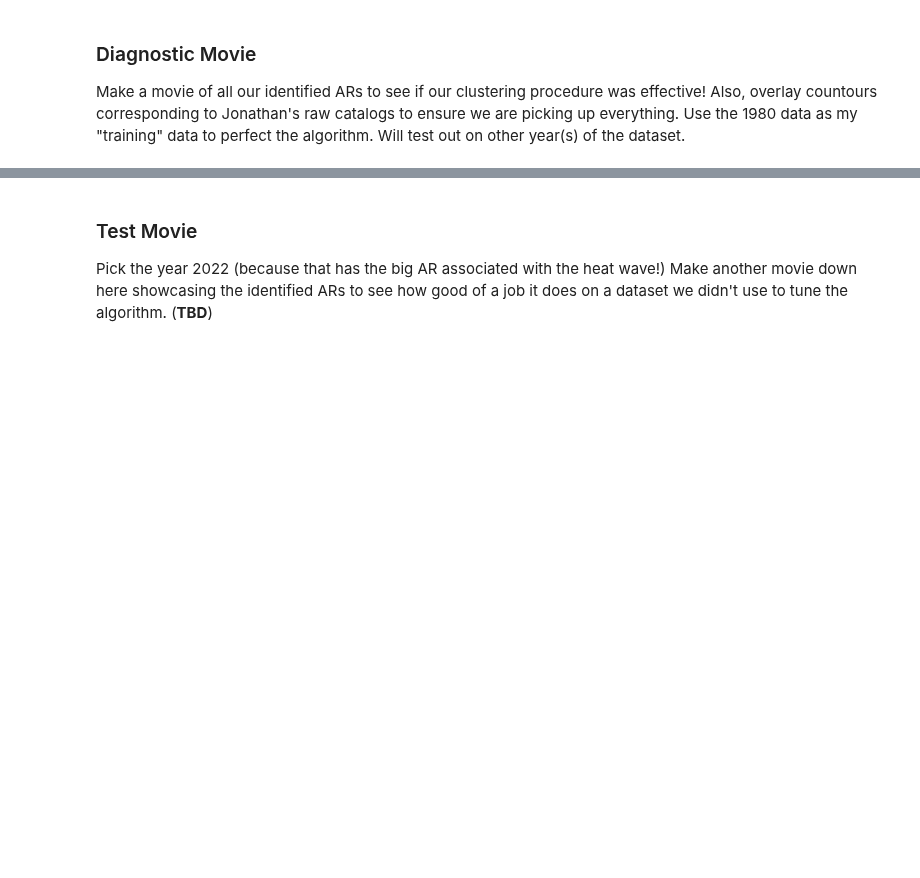
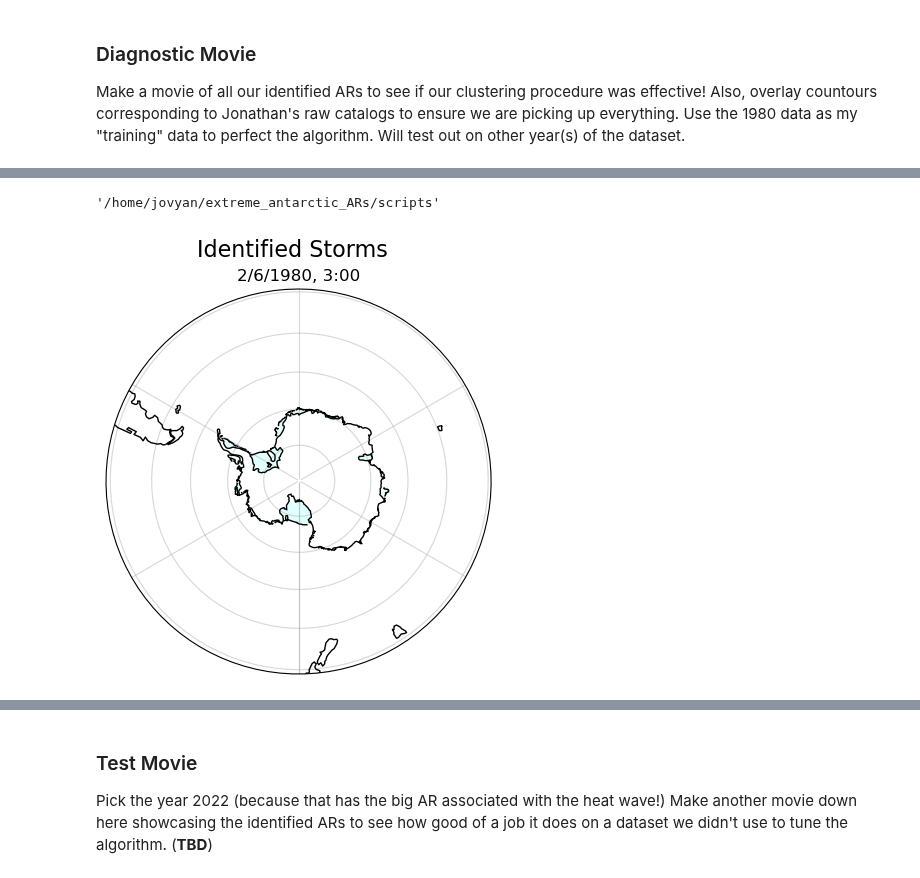
Before and after one commit to jbbutler/extreme_antarctic_ARs, a Jupyter notebook: notebooks/identifier.ipynb, the cells around one changed output, grey strips where cells are left out. Drawn from its saved outputs; the diff is of its cells as text; code cells hidden in the pictures; blank space fills up the shorter version.

```diff
--- a/notebooks/identifier.ipynb
+++ b/notebooks/identifier.ipynb
@@ -453,10 +194,15 @@ Make a movie of all our identified ARs to see if our clustering procedure was ef
+# %%
+os.getcwd()
+# %% [output]
+'/home/jovyan/extreme_antarctic_ARs/scripts'
 # %%
 plt_df = cluster_infos_df
 
 unique_clusters = plt_df['cluster'].unique()
 color_mapping = {unique_clusters[j]:prism(j/len(unique_clusters)) for j in range(len(unique_clusters)) }
 
-times = np.array(pd.date_range('1980-01-02T03:00:00.000000000', '1980-12-31T03:00:00.000000000', freq='3h'))
+times = np.array(pd.date_range('1980-02-06T03:00:00.000000000', '1980-02-10T03:00:00.000000000', freq='3h'))
+
 
 
 
@@ -474,10 +220,10 @@ def plt_time(j):
 
         ax.legend()
 
-    if (time_pt == practice_catalog.time).any():
+    #if (time_pt == practice_catalog.time).any():
         # grab time slice from Jonathan's raw AR catalogs
-        catalog_slice = practice_catalog.sel(time=time_pt)
-        ax.contour(catalog_slice.lon, catalog_slice.lat, catalog_slice, transform=ccrs.PlateCarree(), zorder=31, linestyles='dotted', colors='black', linewidths=1)
+    #    catalog_slice = practice_catalog.sel(time=time_pt)
+    #    ax.contour(catalog_slice.lon, catalog_slice.lat, catalog_slice, transform=ccrs.PlateCarree(), zorder=31, linestyles='dotted', colors='black', linewidths=1)
 
     ax.set_extent([-180,180,-90,-39], ccrs.PlateCarree())
     #land_50m = cfeature.NaturalEarthFeature('physical', 'land', '50m',edgecolor='none',facecolor='white') # 10m, 50m, 110m
@@ -502,12 +248,14 @@ def plt_time(j):
 # %%
 fig, ax = plt.subplots(figsize=(5,5), subplot_kw=dict(projection=ccrs.Stereographic(central_longitude=0., central_latitude=-90.)))
 plt_time(0)
-fig.suptitle('AR Identifier Test Movie', fontsize=16)
+fig.suptitle('Identified Storms', fontsize=16)
 
 def update_img(i):
     ax.clear()
     plt_time(i)
 
-ani = animation.FuncAnimation(fig, update_img, frames=len(times), interval = 200)
+ani = animation.FuncAnimation(fig, update_img, frames=len(times))
+# %% [output]
+[figure, added]
 # %%
 def save_progress(i, n):
```
Also changed, not shown: parts of 38 cells of this notebook, 11 other files.
